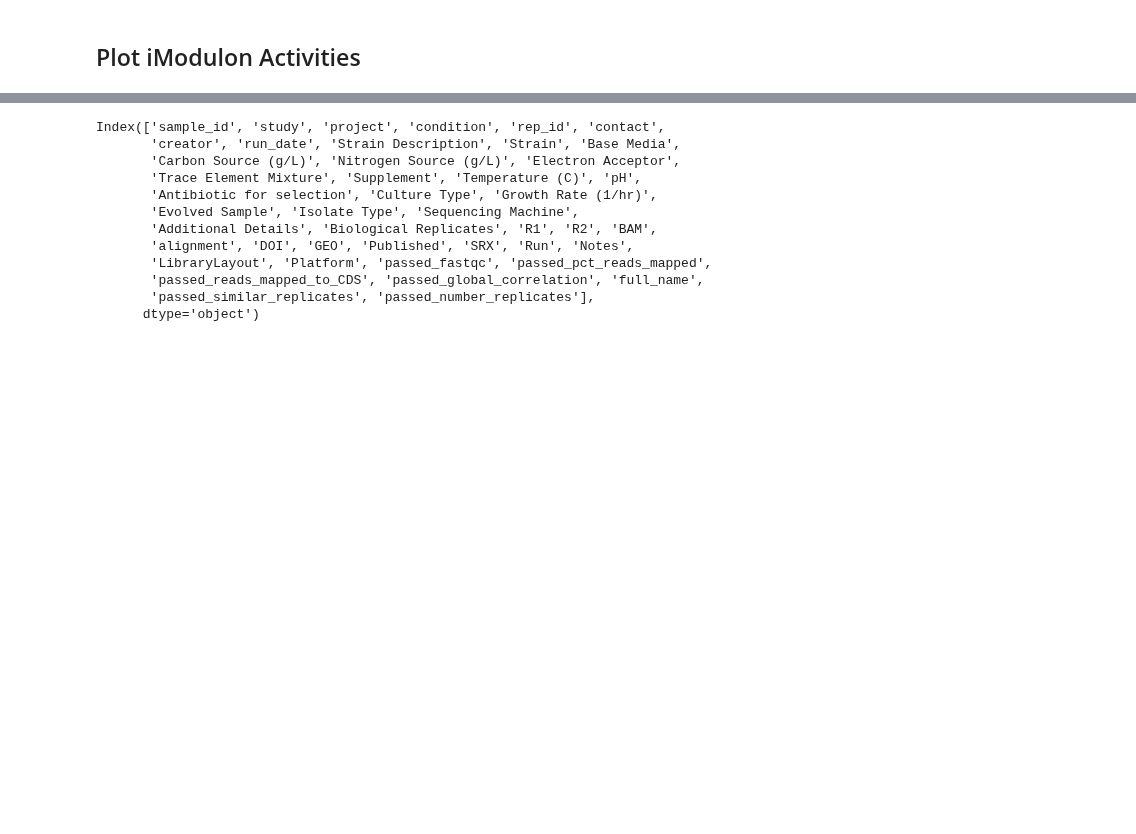
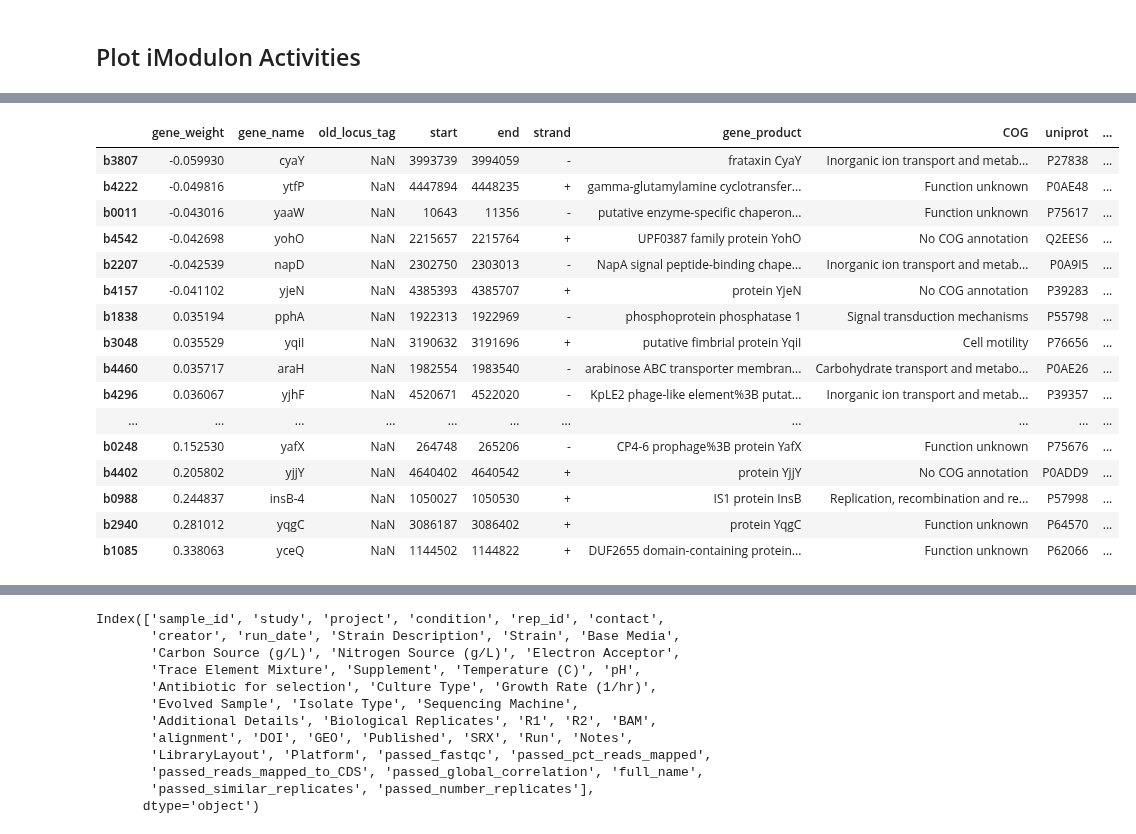
Before and after one commit to SBRG/precise2, a Jupyter notebook: notebooks/manual_imodulon_annotation.ipynb, the cells around one changed output, grey strips where cells are left out. Saved outputs shown, nothing was run; the diff lists cells and outputs as text; code cells hidden in the pictures; blank space fills up the shorter version.

```diff
--- a/notebooks/manual_imodulon_annotation.ipynb
+++ b/notebooks/manual_imodulon_annotation.ipynb
@@ -88,2 +82,22 @@ plot_activities(ica_data,'YgeV', ax=ax)
+# %%
+ica_data.view_imodulon(iM_to_annotate).sort_values(by='gene_weight')
+# %% [output]
+|  | gene_weight | gene_name | old_locus_tag | start | end | strand | gene_product | COG | uniprot | ... |
+| b3807 | -0.059930 | cyaY | NaN | 3993739 | 3994059 | - | frataxin CyaY | Inorganic ion transport and metab... | P27838 | ... |
+| b4222 | -0.049816 | ytfP | NaN | 4447894 | 4448235 | + | gamma-glutamylamine cyclotransfer... | Function unknown | P0AE48 | ... |
+| b0011 | -0.043016 | yaaW | NaN | 10643 | 11356 | - | putative enzyme-specific chaperon... | Function unknown | P75617 | ... |
+| b4542 | -0.042698 | yohO | NaN | 2215657 | 2215764 | + | UPF0387 family protein YohO | No COG annotation | Q2EES6 | ... |
+| b2207 | -0.042539 | napD | NaN | 2302750 | 2303013 | - | NapA signal peptide-binding chape... | Inorganic ion transport and metab... | P0A9I5 | ... |
+| b4157 | -0.041102 | yjeN | NaN | 4385393 | 4385707 | + | protein YjeN | No COG annotation | P39283 | ... |
+| b1838 | 0.035194 | pphA | NaN | 1922313 | 1922969 | - | phosphoprotein phosphatase 1 | Signal transduction mechanisms | P55798 | ... |
+| b3048 | 0.035529 | yqiI | NaN | 3190632 | 3191696 | + | putative fimbrial protein YqiI | Cell motility | P76656 | ... |
+| b4460 | 0.035717 | araH | NaN | 1982554 | 1983540 | - | arabinose ABC transporter membran... | Carbohydrate transport and metabo... | P0AE26 | ... |
+| b4296 | 0.036067 | yjhF | NaN | 4520671 | 4522020 | - | KpLE2 phage-like element%3B putat... | Inorganic ion transport and metab... | P39357 | ... |
+| ... | ... | ... | ... | ... | ... | ... | ... | ... | ... | ... |
+| b0248 | 0.152530 | yafX | NaN | 264748 | 265206 | - | CP4-6 prophage%3B protein YafX | Function unknown | P75676 | ... |
+| b4402 | 0.205802 | yjjY | NaN | 4640402 | 4640542 | + | protein YjjY | No COG annotation | P0ADD9 | ... |
+| b0988 | 0.244837 | insB-4 | NaN | 1050027 | 1050530 | + | IS1 protein InsB | Replication, recombination and re... | P57998 | ... |
+| b2940 | 0.281012 | yqgC | NaN | 3086187 | 3086402 | + | protein YqgC | Function unknown | P64570 | ... |
+| b1085 | 0.338063 | yceQ | NaN | 1144502 | 1144822 | + | DUF2655 domain-containing protein... | Function unknown | P62066 | ... |
 # %%
 _, ax = plt.subplots(figsize=(20, 6))
```
Also changed, not shown: parts of 9 cells of this notebook, 4 other files.
